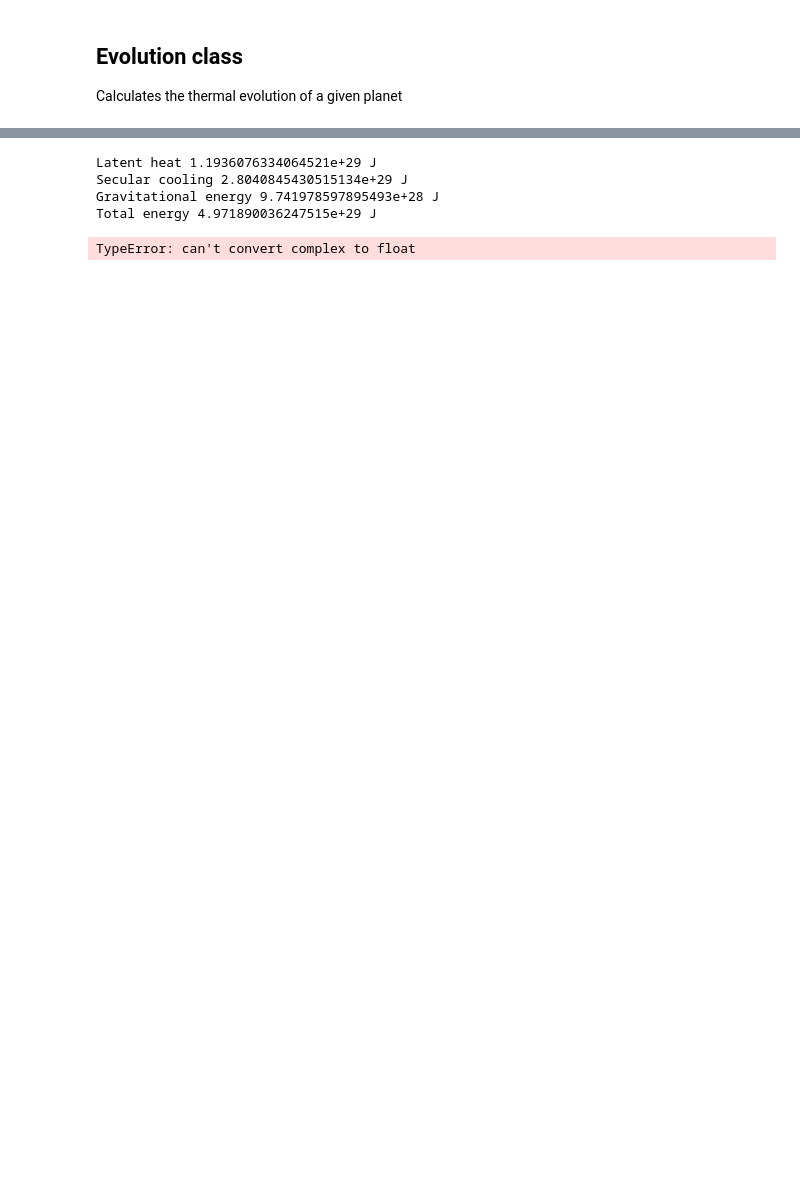
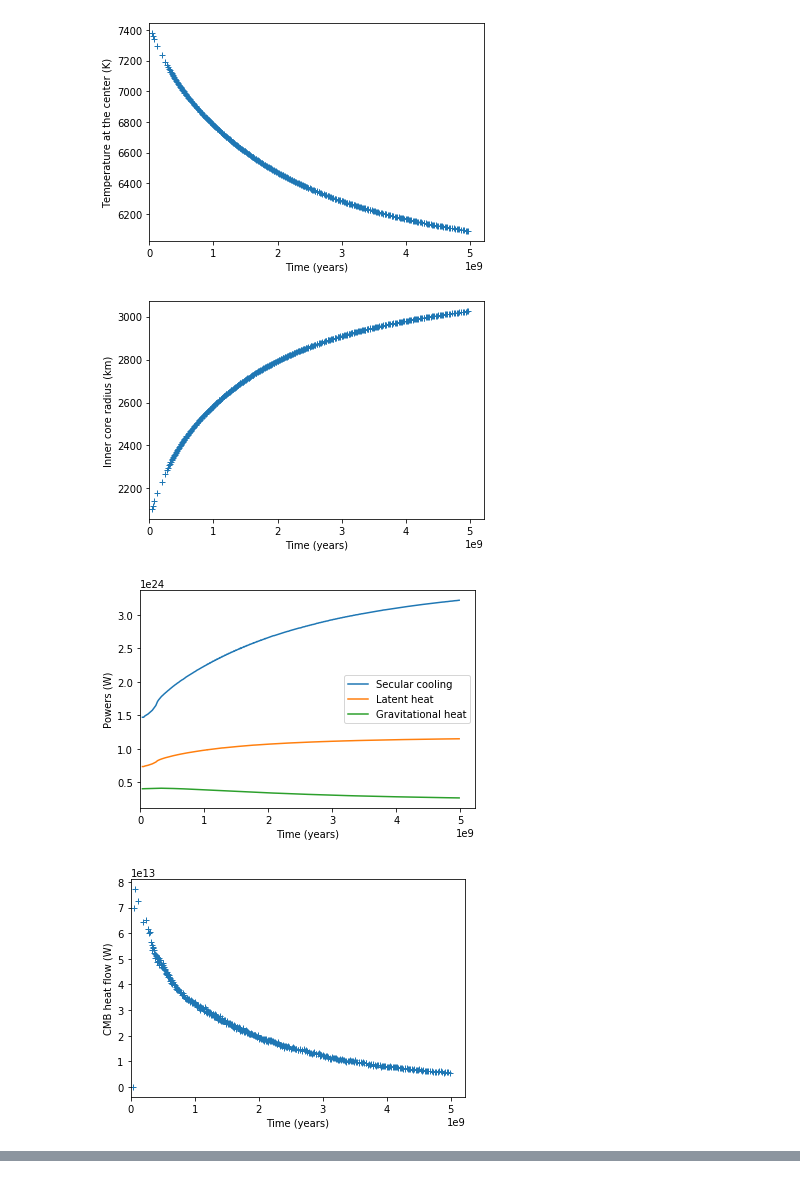
Before and after one commit to irenebonati/exo-cores, a Jupyter notebook: Planets.ipynb, the cells around one changed output, grey strips where cells are left out. Drawn from its saved outputs; the diff is of its cells as text; code cells hidden in the pictures; blank space fills up the shorter version.

```diff
--- a/Planets.ipynb
+++ b/Planets.ipynb
@@ -20,5 +10,10 @@ Defines physical parameters and evolution of a given planet
+# %%
+year = 365.25*3600*24 # 1 year in seconds
+GC = 6.67e-11         # Gravitational constant
 # %%
+# Define class for test case
 class Rocky_Planet():
+    """ Rocky planet, defines physical parameters and evolution """
 
     def __init__(self):
         self.parameters()
@@ -26,6 +21,10 @@ class Rocky_Planet():
     def parameters(self):
         pass
 
+    def A_rho(self):
+        return (5. * self.Kprime_0 - 13.) / 10.          # From Labrosse (2015)
+
+    '''Read parameters from yaml file'''
     def read_parameters(self, file):
         with open(file, 'r') as stream:
             try:
@@ -34,17 +33,3 @@ class Rocky_Planet():
                 print(exc)
         for k, v in dict_param.items():
             setattr(self, k, float(v))
-
-    def evolution(self):
-        evolution = Evolution(self)
-        evolution.energies()
-        evolution.profiles()
-
-    def density_Labrosse2015(r, *args):
-        """ Equation (5) in Labrosse 2015 """
-        rho_0, L_rho, A_rho = args
-        return rho_0*(1-r**2/L_rho**2-A_rho*r**4/L_rho**4)
-# %% [markdown]
-## Evolution class
-
-Calculates the thermal evolution of a given planet
@@ -204,13 +302,24 @@ class Evolution():
 # %%
+'''Planetary parameters'''
 Mp = 1.2
-XFe = 50
+XFe = 50  #50: inner core. 30: no inner core
 FeM = 0.00
 
 class Exo(Rocky_Planet):
 
-    GC = 6.67384e-11 # m3/kg/s2
-
     def parameters(self):
+        '''Load all parameter files'''
         self.read_parameters("M_ {:.1f}_Fe_{:.0f}.0000_FeM_{:2.0f}.0000.yaml".format(Mp, XFe, FeM))
         qcmb_ev = pd.read_csv("qc_T_M{:02d}_Fe{:02d}_FeM{:02d}.txt".format(int(10*Mp),int(XFe)+5, int(FeM)), sep=" ", skiprows=1, header=None)
         qcmb_ev.columns = ["time", "qcmb", "Tcmb"]
+        self.time_vector = qcmb_ev["time"]
+        self.qcmb = qcmb_ev["qcmb"]
+
+if __name__ == '__main__':
+
+    Evolution(Exo()).run()
+# %% [output]
+[figure, added]
+[figure, added]
+[figure, added]
+[figure, added]
@@ -217,8 +326,0 @@ class Exo(Rocky_Planet):
-# %%
-Exo().evolution()
-# %% [output]
-Latent heat 1.1936076334064521e+29 J
-Secular cooling 2.8040845430515134e+29 J
-Gravitational energy 9.741978597895493e+28 J
-Total energy 4.971890036247515e+29 J
-TypeError: can't convert complex to float
```
Also changed, not shown: parts of 7 cells of this notebook.
